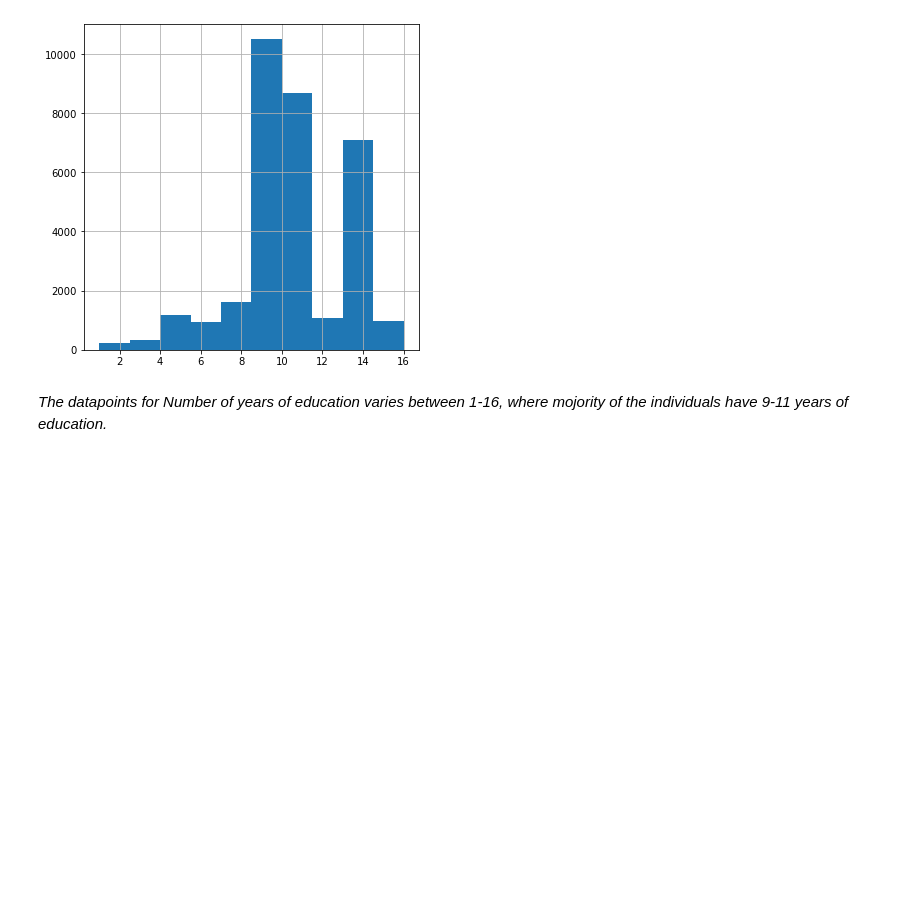
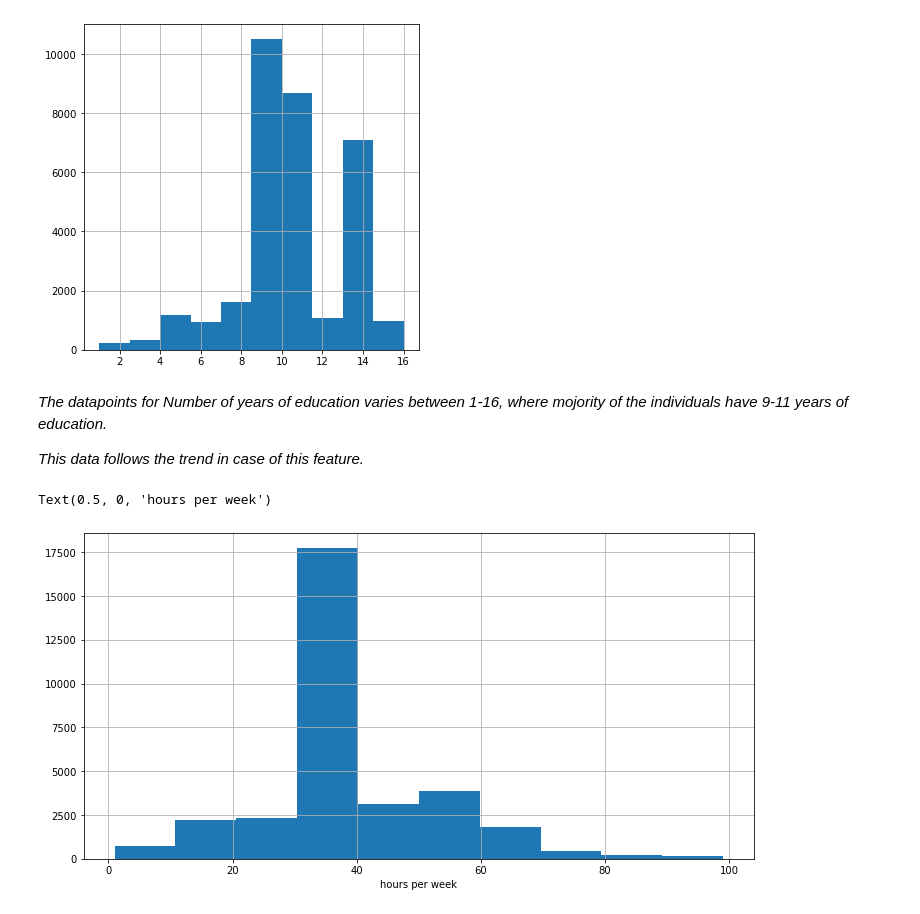
Before and after one commit to wiznikvibe/income_classifier, a Jupyter notebook: notebook/data_analysis.ipynb, the cells around one changed output. Saved outputs shown, nothing was run; the diff lists cells and outputs as text; code cells hidden in the pictures; blank space fills up the shorter version.

```diff
--- a/notebook/data_analysis.ipynb
+++ b/notebook/data_analysis.ipynb
@@ -252,3 +243,11 @@ df['education-num'].hist(figsize=(6,6))
 [figure]
 # %% [markdown]
 _The datapoints for Number of years of education varies between 1-16, where mojority of the individuals have 9-11 years of education._
+
+_This data follows the trend in case of this feature._
+# %%
+df['hours-per-week'].hist(figsize=(12,6))
+plt.xlabel('hours per week')
+# %% [output]
+Text(0.5, 0, 'hours per week')
+[figure, added]
```
Also changed, not shown: parts of 14 cells of this notebook.
